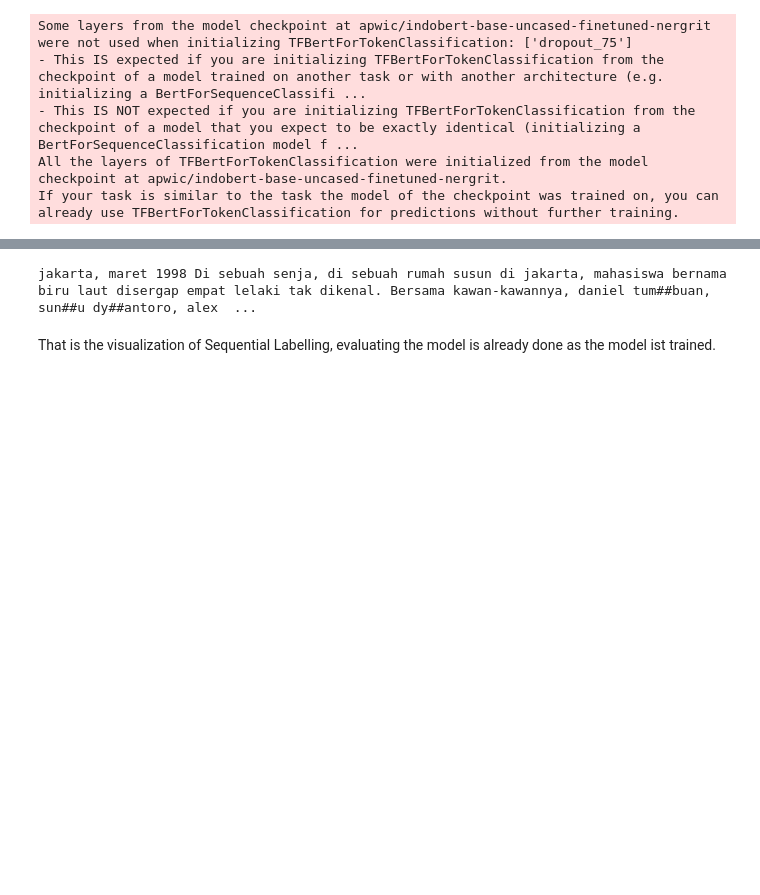
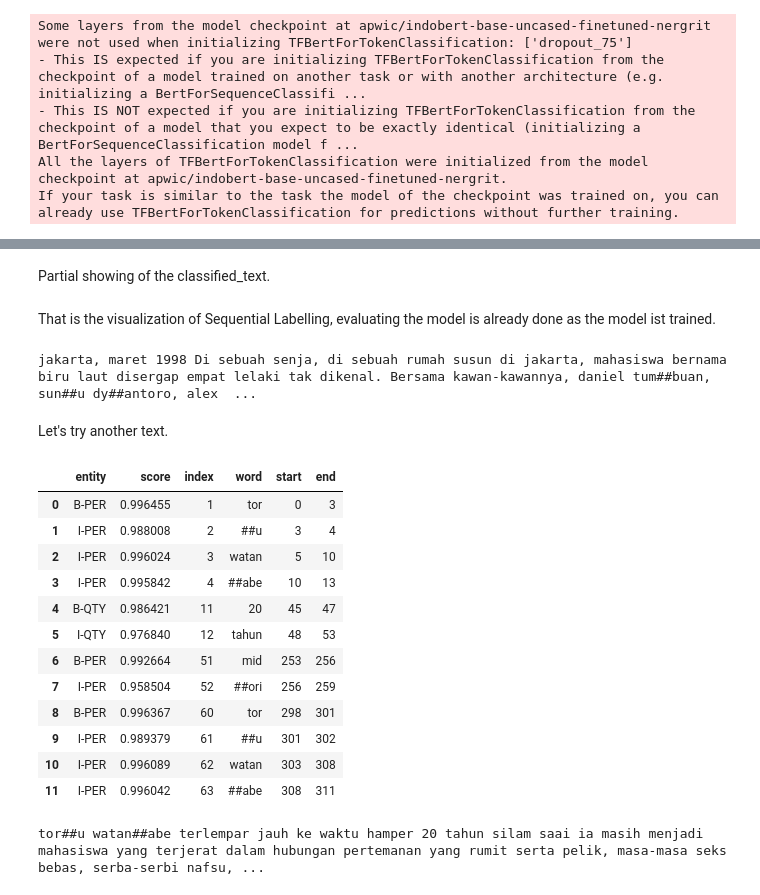
Before and after one commit to apwic/exploratory, a Jupyter notebook: nlp/sequential_labelling.ipynb, the cells around one changed output, grey strips where cells are left out. Drawn from its saved outputs; the diff is of its cells as text; code cells hidden in the pictures; blank space fills up the shorter version.

Commit message:
add more text

```diff
--- a/nlp/sequential_labelling.ipynb
+++ b/nlp/sequential_labelling.ipynb
@@ -297,6 +292,6 @@ Asking to truncate to max_length but no maximum length is provided and the model
+# %% [markdown]
+Partial showing of the classified_text.
 # %%
-from IPython.display import display, HTML
-
 def visualize_entities_html(text, classified_text):
     # Create a color mapping for each entity type
     color_map = {
@@ -345,10 +340,35 @@ def visualize_entities_html(text, classified_text):
         shift += len(span) - (end - start)
 
     display(HTML(html_output))
-
-# Use the function
-visualize_entities_html(text, classified_text)
-# %% [output]
-jakarta, maret 1998 Di sebuah senja, di sebuah rumah susun di jakarta, mahasiswa bernama biru laut disergap empat lelaki tak dikenal. Bersama kawan-kawannya, daniel tum##buan, sun##u dy##antoro, alex  ...
 # %% [markdown]
 That is the visualization of Sequential Labelling, evaluating the model is already done as the model ist trained.
+# %%
+visualize_entities_html(text, classified_text)
+# %% [output]
+jakarta, maret 1998 Di sebuah senja, di sebuah rumah susun di jakarta, mahasiswa bernama biru laut disergap empat lelaki tak dikenal. Bersama kawan-kawannya, daniel tum##buan, sun##u dy##antoro, alex  ...
+# %% [markdown]
+Let's try another text.
+# %%
+other_text = """Toru Watanabe terlempar jauh ke waktu hamper 20 tahun silam saai ia masih menjadi mahasiswa yang terjerat dalam hubungan pertemanan yang rumit serta pelik, masa-masa seks bebas, serba-serbi nafsu, serta rasa hampa yang menyelimuti seorang gadis badung, Midori, yang memasuki hidupnya, yang membuat Toru Watanabe harus menentukan untuk memprioritaskan antara masa depan atau masa lalu"""
+# %%
+other_classified_text = classifier(other_text)
+# %%
+pd.DataFrame(other_classified_text)
+# %% [output]
+|  | entity | score | index | word | start | end |
+| 0 | B-PER | 0.996455 | 1 | tor | 0 | 3 |
+| 1 | I-PER | 0.988008 | 2 | ##u | 3 | 4 |
+| 2 | I-PER | 0.996024 | 3 | watan | 5 | 10 |
+| 3 | I-PER | 0.995842 | 4 | ##abe | 10 | 13 |
+| 4 | B-QTY | 0.986421 | 11 | 20 | 45 | 47 |
+| 5 | I-QTY | 0.976840 | 12 | tahun | 48 | 53 |
+| 6 | B-PER | 0.992664 | 51 | mid | 253 | 256 |
+| 7 | I-PER | 0.958504 | 52 | ##ori | 256 | 259 |
+| 8 | B-PER | 0.996367 | 60 | tor | 298 | 301 |
+| 9 | I-PER | 0.989379 | 61 | ##u | 301 | 302 |
+| 10 | I-PER | 0.996089 | 62 | watan | 303 | 308 |
+| 11 | I-PER | 0.996042 | 63 | ##abe | 308 | 311 |
+# %%
+visualize_entities_html(other_text, other_classified_text)
+# %% [output]
+tor##u watan##abe terlempar jauh ke waktu hamper 20 tahun silam saai ia masih menjadi mahasiswa yang terjerat dalam hubungan pertemanan yang rumit serta pelik, masa-masa seks bebas, serba-serbi nafsu, ...
```
Also changed, not shown: parts of 3 cells of this notebook.
